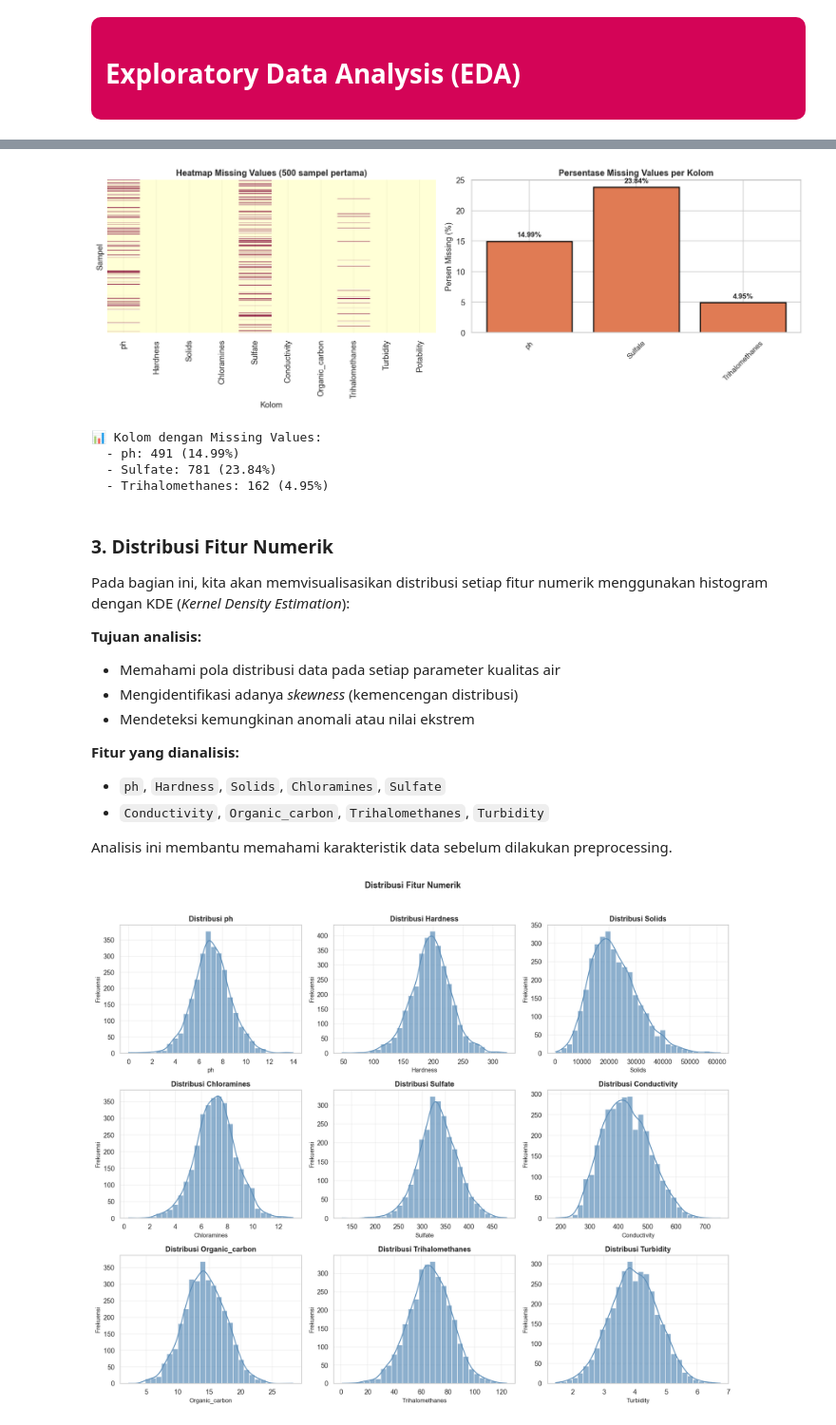
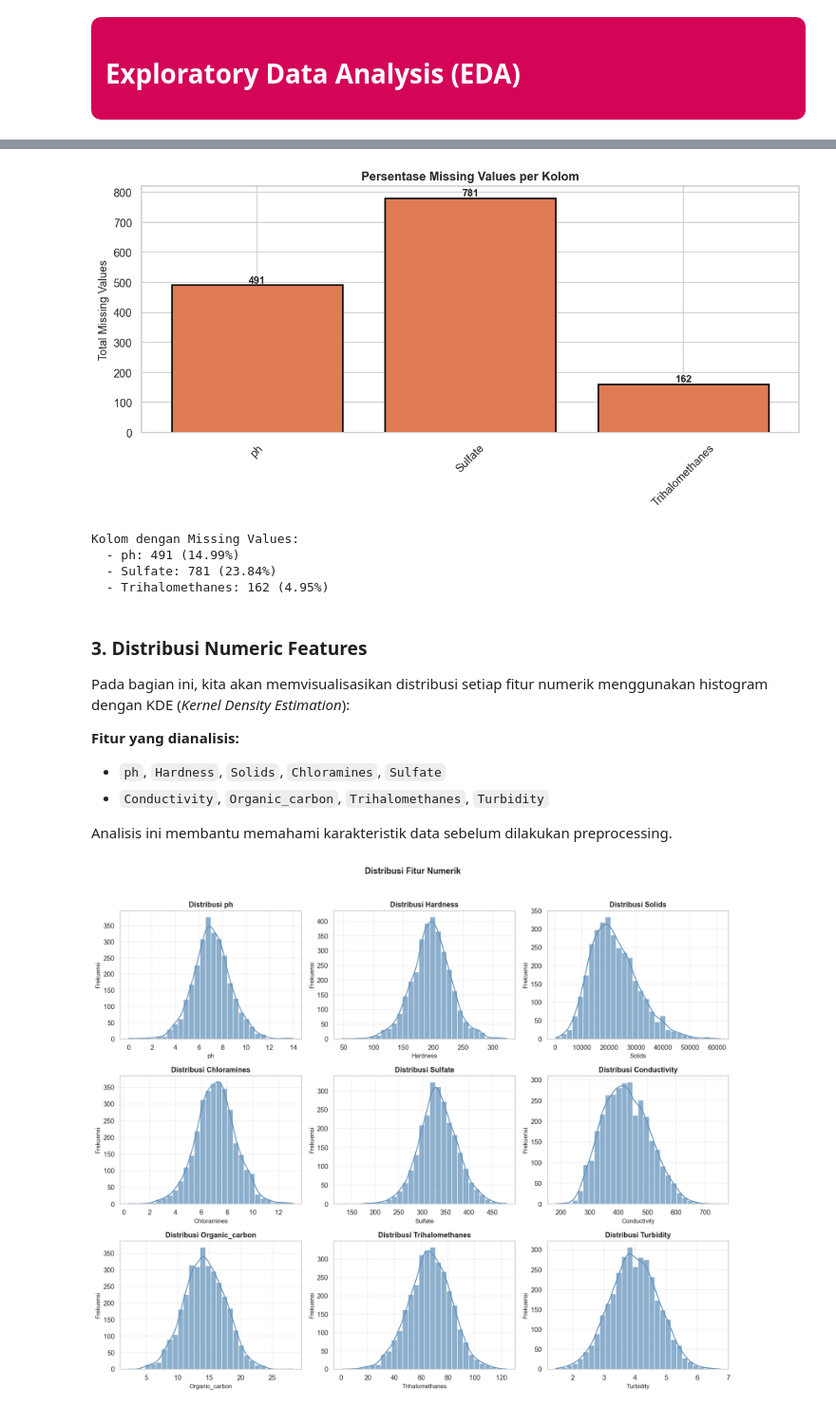
Before and after one commit to Alfaturachman/water-quality-analyst, a Jupyter notebook: code.ipynb, the cells around one changed output, grey strips where cells are left out. Shown at 95% size. Cells and saved outputs as stored; diff of their text form; code cells hidden in the pictures.

```diff
--- a/code.ipynb
+++ b/code.ipynb
@@ -73,7 +73,7 @@ Lingkungan berhasil dikonfigurasi.
 # %%
 # Path ke dataset lokal
 path = "D:/A11.2025.16609/SEMESTER 2/PEMBELAJARAN MESIN - A11.4405/project/"
-df = pd.read_csv(os.path.join(path, "water_potability.csv"))
+df = pd.read_csv(os.path.join(path, "water_quality_data.csv"))
 
 print("Dataset berhasil dimuat.")
 # %% [output]
@@ -173,12 +170,10 @@ axes[0].set_ylabel('Jumlah', fontsize=11)
 axes[0].set_title('Distribusi Target Variable', fontsize=13, fontweight='bold')
 axes[0].tick_params(axis='x', labelsize=11)
 
-# Add percentage labels
-total = len(df)
-for i, (bar, count) in enumerate(zip(bars, potability_counts.values)):
-    pct = (count / total) * 100
+# Add total labels
+for bar, count in zip(bars, potability_counts.values):
     axes[0].text(bar.get_x() + bar.get_width()/2, bar.get_height() + 50,
-                 f'{pct:.1f}%', ha='center', va='bottom', fontsize=12, fontweight='bold')
+                 f'{count}', ha='center', va='bottom', fontsize=12, fontweight='bold')
 
 # Pie chart
 colors = ['#e07b54', '#5b8db8']
@@ -187,11 +182,14 @@ axes[1].pie(potability_counts.values, labels=['Tidak Layak', 'Layak Minum'],
             explode=(0.05, 0.05), shadow=True)
 axes[1].set_title('Persentase Kelas', fontsize=13, fontweight='bold')
 
-plt.suptitle('Kelas Potability (0=Tidak Layak, 1=Layak Minum)', fontsize=14, y=1.02)
+plt.suptitle('Water Potability Class Distribution', fontsize=14, y=1.02)
 plt.tight_layout()
 plt.show()
 
+# Total data
+total = len(df)
+
 print(f"Kelas 0 (Tidak Layak): {potability_counts[0]} sampel ({potability_counts[0]/total*100:.1f}%)")
 print(f"Kelas 1 (Layak Minum): {potability_counts[1]} sampel ({potability_counts[1]/total*100:.1f}%)")
-print(f"\n⚠️ Dataset tidak seimbang (imbalanced)" if potability_counts[0] != potability_counts[1] else "✓ Dataset seimbang")
+print(f"\nDataset tidak seimbang (imbalanced)" if potability_counts[0] != potability_counts[1] else "✓ Dataset seimbang")
 # %% [output]
@@ -217,59 +209,60 @@ Pada bagian ini, kita akan menganalisis nilai yang hilang (*missing values*) dal
 Analisis ini penting untuk menentukan strategi penanganan missing values yang akan digunakan pada tahap preprocessing.
 # %%
 # 2. Visualisasi Missing Values
-fig, axes = plt.subplots(1, 2, figsize=(14, 5))
 
-# Heatmap missing values
-missing_df = df.isnull()
-sns.heatmap(missing_df.iloc[:500], cbar=False, ax=axes[0],
-            yticklabels=False, cmap='YlOrRd', alpha=0.8)
-axes[0].set_title('Heatmap Missing Values (500 sampel pertama)', fontsize=12, fontweight='bold')
-axes[0].set_xlabel('Kolom', fontsize=11)
-axes[0].set_ylabel('Sampel', fontsize=11)
+plt.figure(figsize=(10,5))
 
-# Bar plot missing values per kolom
+# Hitung missing values
 missing_per_col = df.isnull().sum()
 missing_pct = (missing_per_col / len(df) * 100).round(2)
-missing_df_plot = pd.DataFrame({'Kolom': missing_per_col.index, 'Missing': missing_per_col.values, 'Persen': missing_pct})
+
+missing_df_plot = pd.DataFrame({
+    'Kolom': missing_per_col.index,
+    'Missing': missing_per_col.values,
+    'Persen': missing_pct
+})
+
 missing_df_plot = missing_df_plot[missing_df_plot['Missing'] > 0]
 
 if len(missing_df_plot) > 0:
-    bars = axes[1].bar(missing_df_plot['Kolom'], missing_df_plot['Persen'],
-                       color='#e07b54', edgecolor='black', linewidth=1.5)
-    axes[1].set_ylabel('Persen Missing (%)', fontsize=11)
-    axes[1].set_title('Persentase Missing Values per Kolom', fontsize=12, fontweight='bold')
-    axes[1].tick_params(axis='x', rotation=45, labelsize=10)
+    bars = plt.bar(missing_df_plot['Kolom'], missing_df_plot['Missing'],
+                color='#e07b54', edgecolor='black', linewidth=1.5)
 
-    # Add value labels
-    for bar, pct in zip(bars, missing_df_plot['Persen']):
-        axes[1].text(bar.get_x() + bar.get_width()/2, bar.get_height() + 0.5,
-                    f'{pct}%', ha='center', va='bottom', fontsize=10, fontweight='bold')
+    plt.ylabel('Total Missing Values', fontsize=11)
+    plt.title('Persentase Missing Values per Kolom', fontsize=12, fontweight='bold')
+    plt.xticks(rotation=45)
+
+    # Label jumlah missing di atas bar
+    for bar, total in zip(bars, missing_df_plot['Missing']):
+        plt.text(bar.get_x() + bar.get_width()/2,
+                bar.get_height() + 0.5,
+                f'{total}',
+                ha='center',
+                va='bottom',
+                fontsize=10,
+                fontweight='bold')
 else:
-    axes[1].text(0.5, 0.5, 'Tidak ada missing values', ha='center', va='center',
-                transform=axes[1].transAxes, fontsize=14)
-    axes[1].set_title('Missing Values per Kolom', fontsize=12, fontweight='bold')
+    plt.text(0.5, 0.5, 'Tidak ada missing values',
+             ha='center',
+             va='center',
+             fontsize=14)
 
 plt.tight_layout()
 plt.show()
 
-print("\n📊 Kolom dengan Missing Values:")
+print("\nKolom dengan Missing Values:")
 for col in missing_df_plot['Kolom']:
     print(f"  - {col}: {missing_per_col[col]} ({missing_pct[col]}%)")
 # %% [output]
-[figure, old version]
+[figure, new version]
-📊 Kolom dengan Missing Values:
+Kolom dengan Missing Values:
   - ph: 491 (14.99%)
   - Sulfate: 781 (23.84%)
   - Trihalomethanes: 162 (4.95%)
 # %% [markdown]
-### 3. Distribusi Fitur Numerik
+### 3. Distribusi Numeric Features
 
 Pada bagian ini, kita akan memvisualisasikan distribusi setiap fitur numerik menggunakan histogram dengan KDE (*Kernel Density Estimation*):
-
-**Tujuan analisis:**
-- Memahami pola distribusi data pada setiap parameter kualitas air
-- Mengidentifikasi adanya *skewness* (kemencengan distribusi)
-- Mendeteksi kemungkinan anomali atau nilai ekstrem
 
 **Fitur yang dianalisis:**
 - `ph`, `Hardness`, `Solids`, `Chloramines`, `Sulfate`
```
Also changed, not shown: parts of 10 cells of this notebook, 1 other file.
